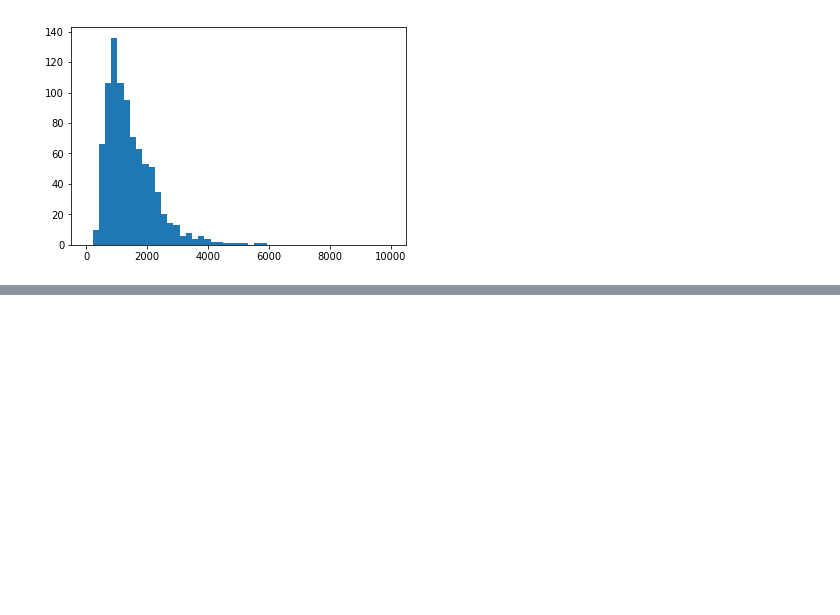
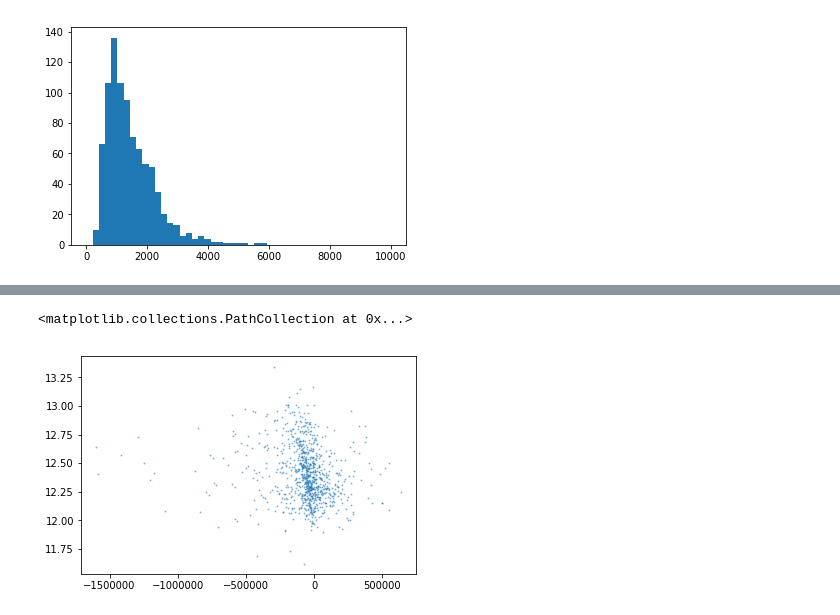
Before and after one commit to cgomez11/projectLC, a Jupyter notebook: nb/explora.ipynb, the cells around one changed output, grey strips where cells are left out. Cells and saved outputs as stored; diff of their text form; code cells hidden in the pictures; blank space fills up the shorter version.

```diff
--- a/nb/explora.ipynb
+++ b/nb/explora.ipynb
@@ -50,0 +71,5 @@ a = plt.hist(d, bins=np.linspace(0,10000,50))
+# %%
+plt.scatter(df['Distance']*df['Radial_vel'], np.log10(df['DM_massA']+df['DM_massB']), alpha=0.4, s=1)
+# %% [output]
+<matplotlib.collections.PathCollection at 0x...>
+[figure, added]
```
Also changed, not shown: parts of 4 cells of this notebook.
